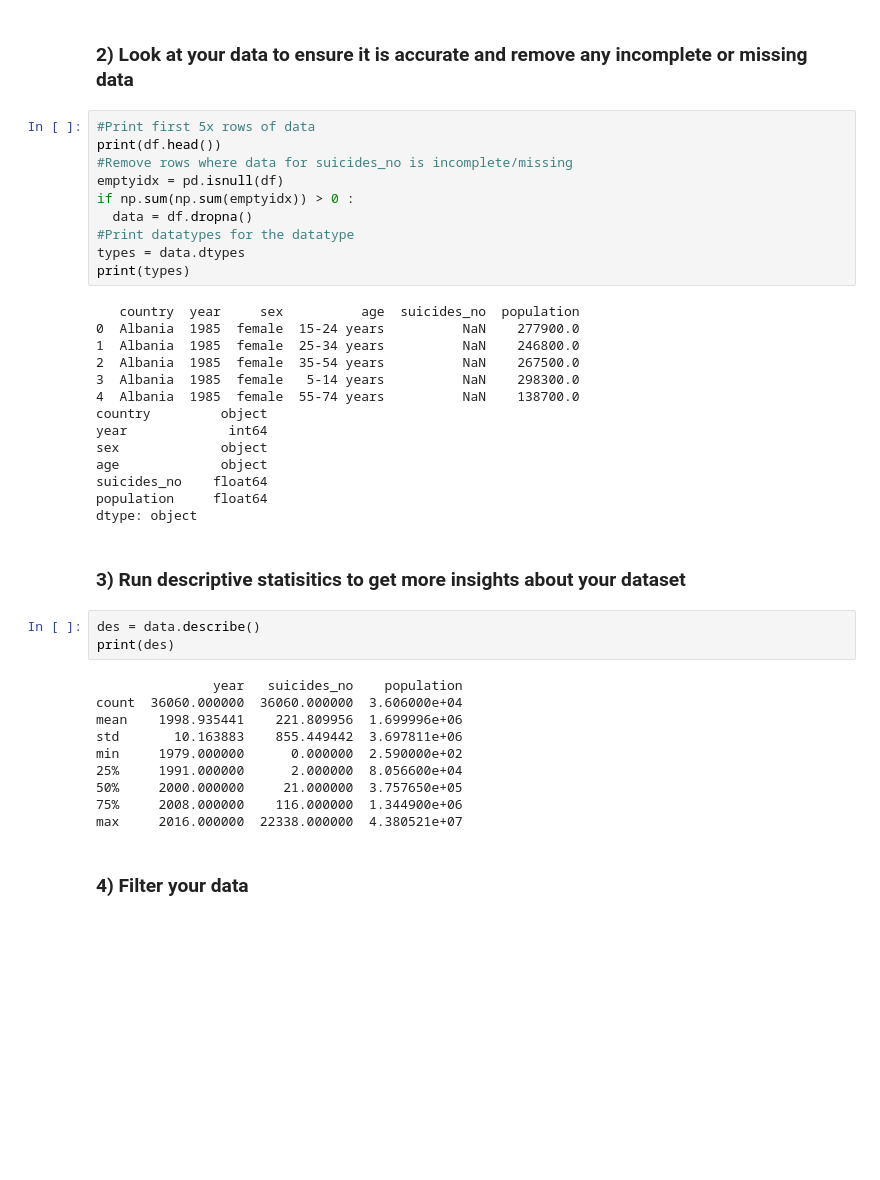
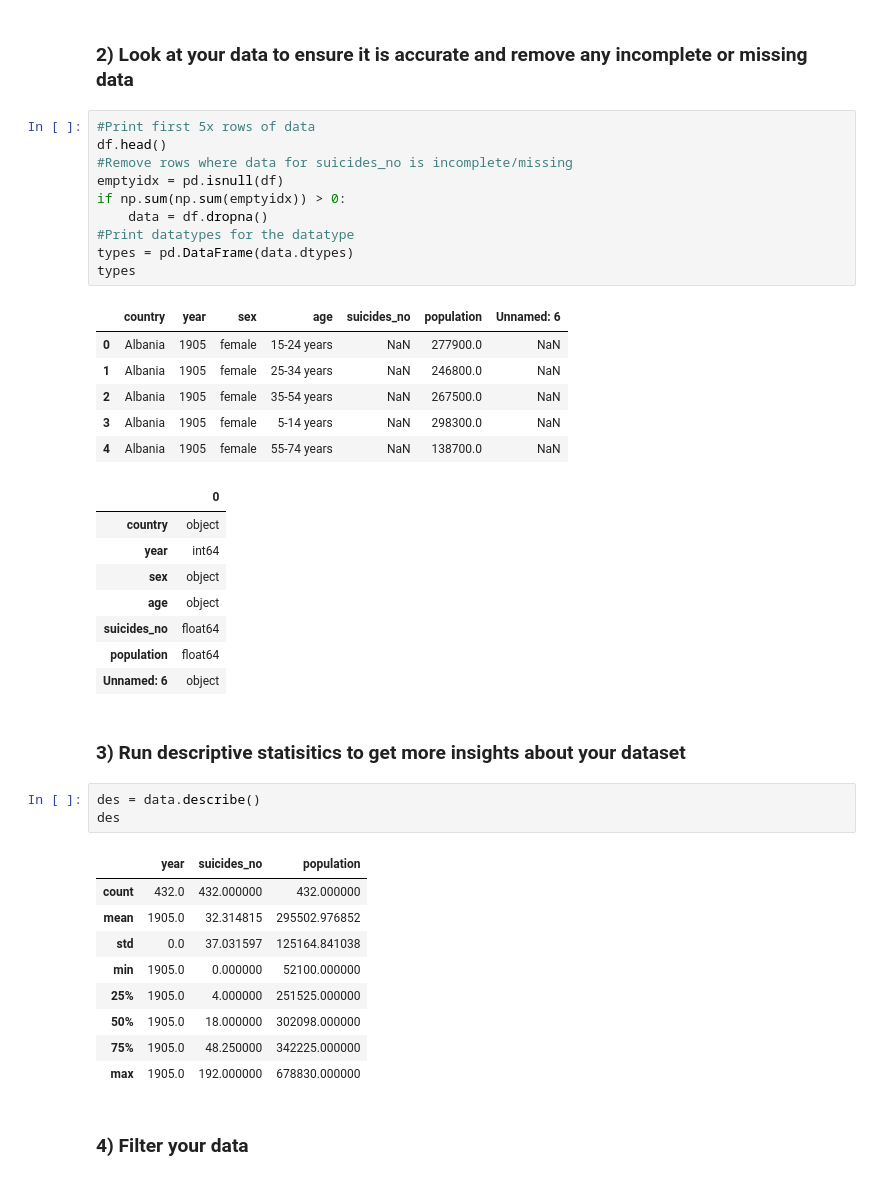
Before and after one commit to roisinanglim/suicide_rates, a Jupyter notebook: suicide _rates_data_simulation.ipynb, the cells around one changed output. Drawn from its saved outputs; the diff is of its cells as text; blank space fills up the shorter version.

```diff
--- a/suicide _rates_data_simulation.ipynb
+++ b/suicide _rates_data_simulation.ipynb
@@ -25,43 +32,44 @@ df = pd.read_csv("suiciderate.csv")
 ### 2) Look at your data to ensure it is accurate and remove any incomplete or missing data
 # %%
 #Print first 5x rows of data
-print(df.head())
+df.head()
 #Remove rows where data for suicides_no is incomplete/missing
 emptyidx = pd.isnull(df)
-if np.sum(np.sum(emptyidx)) > 0 :
-  data = df.dropna()
+if np.sum(np.sum(emptyidx)) > 0:
+    data = df.dropna()
 #Print datatypes for the datatype
-types = data.dtypes
-print(types)
+types = pd.DataFrame(data.dtypes)
+types
 # %% [output]
-   country  year     sex          age  suicides_no  population
-0  Albania  1985  female  15-24 years          NaN    277900.0
-1  Albania  1985  female  25-34 years          NaN    246800.0
-2  Albania  1985  female  35-54 years          NaN    267500.0
-3  Albania  1985  female   5-14 years          NaN    298300.0
-4  Albania  1985  female  55-74 years          NaN    138700.0
-country         object
-year             int64
-sex             object
-age             object
-suicides_no    float64
-population     float64
-dtype: object
+|  | country | year | sex | age | suicides_no | population | Unnamed: 6 |
+| 0 | Albania | 1905 | female | 15-24 years | NaN | 277900.0 | NaN |
+| 1 | Albania | 1905 | female | 25-34 years | NaN | 246800.0 | NaN |
+| 2 | Albania | 1905 | female | 35-54 years | NaN | 267500.0 | NaN |
+| 3 | Albania | 1905 | female | 5-14 years | NaN | 298300.0 | NaN |
+| 4 | Albania | 1905 | female | 55-74 years | NaN | 138700.0 | NaN |
+|  | 0 |
+| country | object |
+| year | int64 |
+| sex | object |
+| age | object |
+| suicides_no | float64 |
+| population | float64 |
+| Unnamed: 6 | object |
 # %% [markdown]
 ### 3) Run descriptive statisitics to get more insights about your dataset
 # %%
 des = data.describe()
-print(des)
+des
 # %% [output]
-               year   suicides_no    population
-count  36060.000000  36060.000000  3.606000e+04
-mean    1998.935441    221.809956  1.699996e+06
-std       10.163883    855.449442  3.697811e+06
-min     1979.000000      0.000000  2.590000e+02
-25%     1991.000000      2.000000  8.056600e+04
-50%     2000.000000     21.000000  3.757650e+05
-75%     2008.000000    116.000000  1.344900e+06
-max     2016.000000  22338.000000  4.380521e+07
+|  | year | suicides_no | population |
+| count | 432.0 | 432.000000 | 432.000000 |
+| mean | 1905.0 | 32.314815 | 295502.976852 |
+| std | 0.0 | 37.031597 | 125164.841038 |
+| min | 1905.0 | 0.000000 | 52100.000000 |
+| 25% | 1905.0 | 4.000000 | 251525.000000 |
+| 50% | 1905.0 | 18.000000 | 302098.000000 |
+| 75% | 1905.0 | 48.250000 | 342225.000000 |
+| max | 1905.0 | 192.000000 | 678830.000000 |
 # %% [markdown]
 ### 4) Filter your data
 # %%
```
Also changed, not shown: parts of 7 cells of this notebook.
